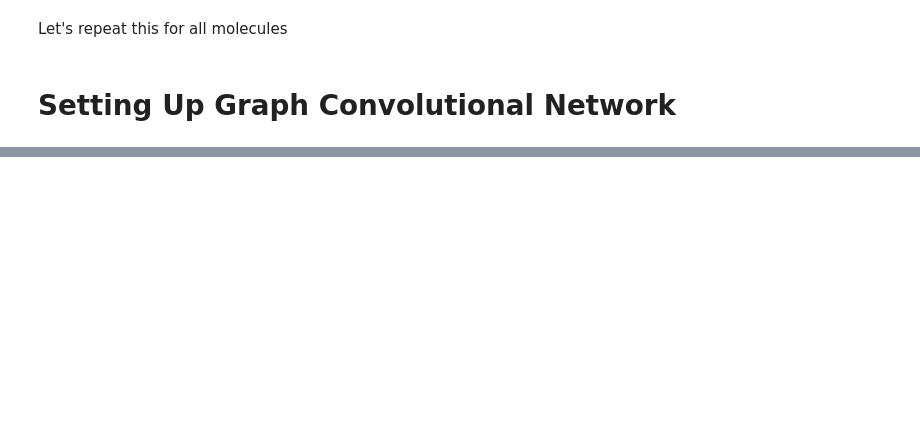
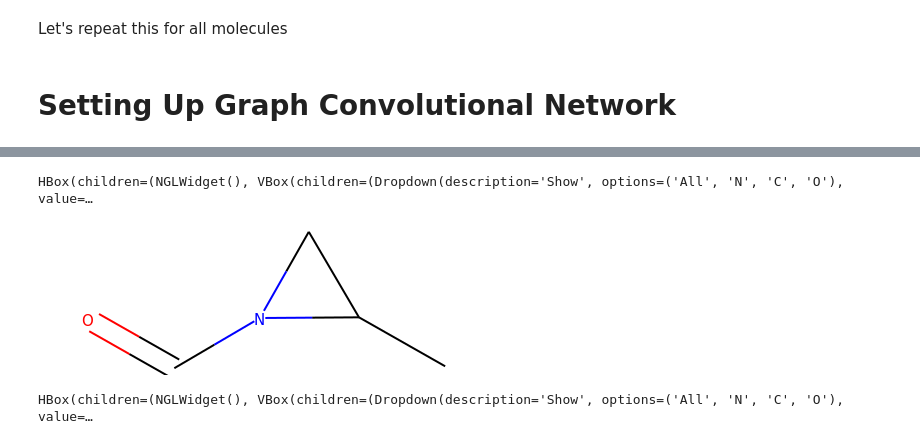
Before and after one commit to sebastiandro/Predicting-3D-Conformations, a Jupyter notebook: 3D Conformation Prediction.ipynb, the cells around one changed output, grey strips where cells are left out. Saved outputs shown, nothing was run; the diff lists cells and outputs as text; code cells hidden in the pictures; blank space fills up the shorter version.

```diff
--- a/3D Conformation Prediction.ipynb
+++ b/3D Conformation Prediction.ipynb
@@ -271,0 +404,26 @@ for epoch in range(n_epochs):
+# %%
+curr_mol = 600
+# %%
+x_0 = X_train[curr_mol]
+x_0.to(device)
+with torch.no_grad():
+    y_0_hat = model(x_0)
+    y_0 = x_0.y.cpu().numpy()
+
+#system = Atoms(positions=y_0_hat.cpu().numpy(), symbols=x_0.atom_list)
+#ase.visualize.view(system, viewer="x3d")
+
+system = Atoms(positions=y_0, symbols=x_0.atom_list)
+ase.visualize.view(system, viewer="ngl")
+# %% [output]
+HBox(children=(NGLWidget(), VBox(children=(Dropdown(description='Show', options=('All', 'N', 'C', 'O'), value=…
+# %%
+mols[curr_mol].GetNumAtoms()
+mols[curr_mol]
+# %% [output]
+[figure, added]
+# %%
+system = Atoms(positions=y_0_hat.cpu().numpy(), symbols=x_0.atom_list)
+ase.visualize.view(system, viewer="ngl")
+# %% [output]
+HBox(children=(NGLWidget(), VBox(children=(Dropdown(description='Show', options=('All', 'N', 'C', 'O'), value=…
```
Also changed, not shown: parts of 14 cells of this notebook, 1 other file.
